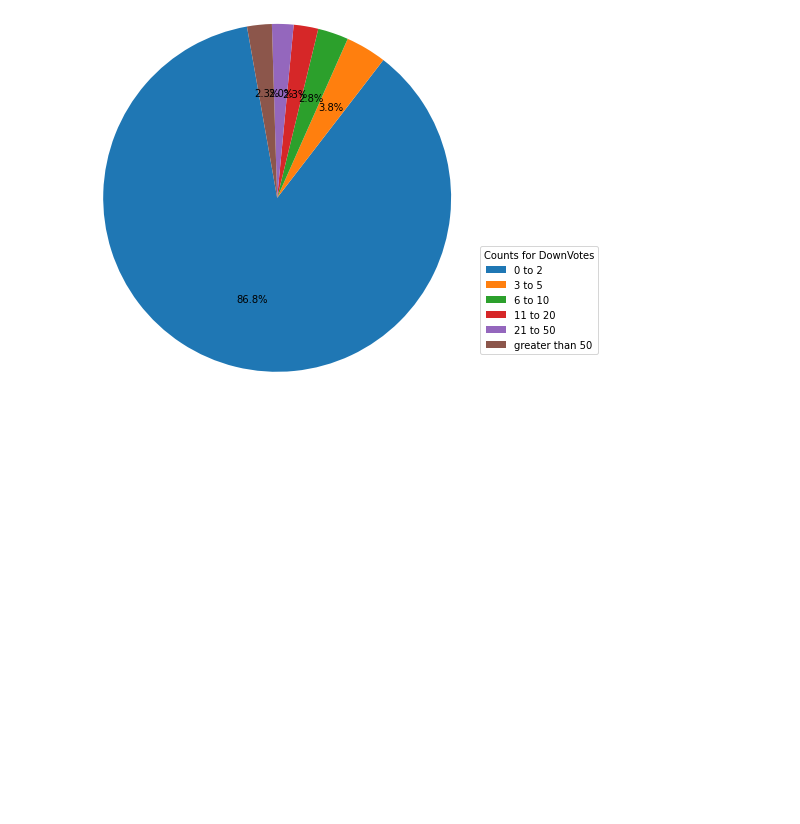
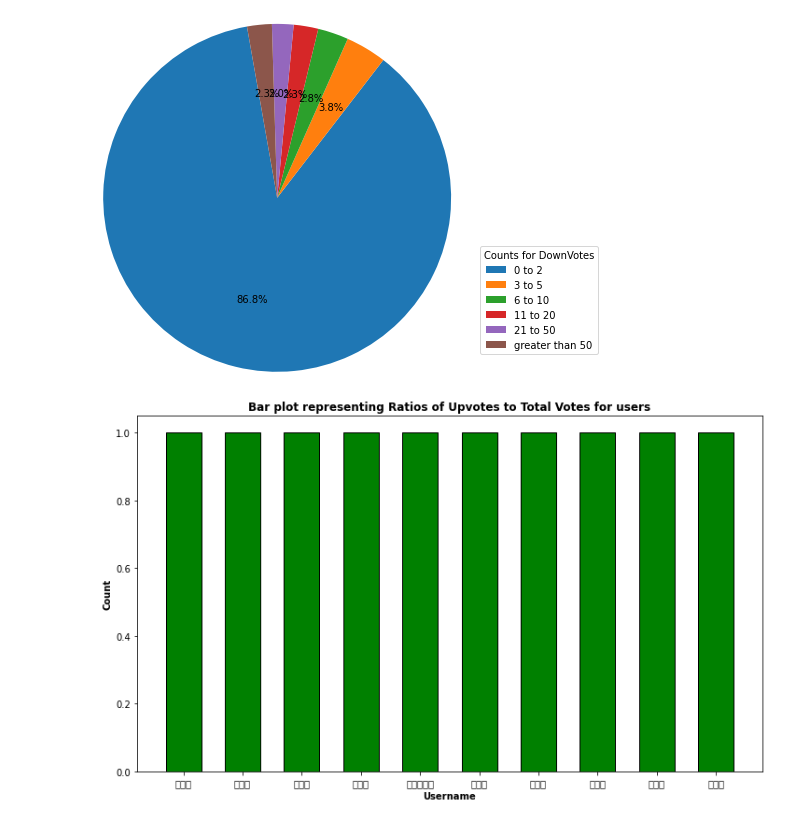
Before and after one commit to dak-7309/Precog-Recruitment-Task-2020, a Jupyter notebook: Task 3/part b/task3b.ipynb, the cells around one changed output. Saved outputs shown, nothing was run; the diff lists cells and outputs as text; code cells hidden in the pictures; blank space fills up the shorter version.

```diff
--- a/Task 3/part b/task3b.ipynb
+++ b/Task 3/part b/task3b.ipynb
@@ -809,0 +812,22 @@ plt.show()
+# %%
+l=[]
+for i in range(len(df)):
+    if int(df["UpVotes"][i])+int(df["DownVotes"][i])!=0:
+        l.append([  int(df["UpVotes"][i])/(int(df["UpVotes"][i])+int(df["DownVotes"][i])), df["DisplayName"][i]])
+l=sorted(l,reverse=True)
+# %%
+users_=[]
+ratios=[]
+
+for i in range(10):
+    ratios.append(l[i][0])
+    users_.append(l[i][1])
+# %%
+plt.figure(figsize = (12,7))
+plt.bar(users_, ratios, width= 0.6, align='center',color='green', edgecolor = 'black')
+plt.title("Bar plot representing Ratios of Upvotes to Total Votes for users",fontweight="bold")
+plt.xlabel('Username',fontweight="bold")
+plt.ylabel('Count',fontweight="bold")
+plt.show()
+# %% [output]
+[figure, added]
```
Also changed, not shown: parts of 7 cells of this notebook, 1 other file.
